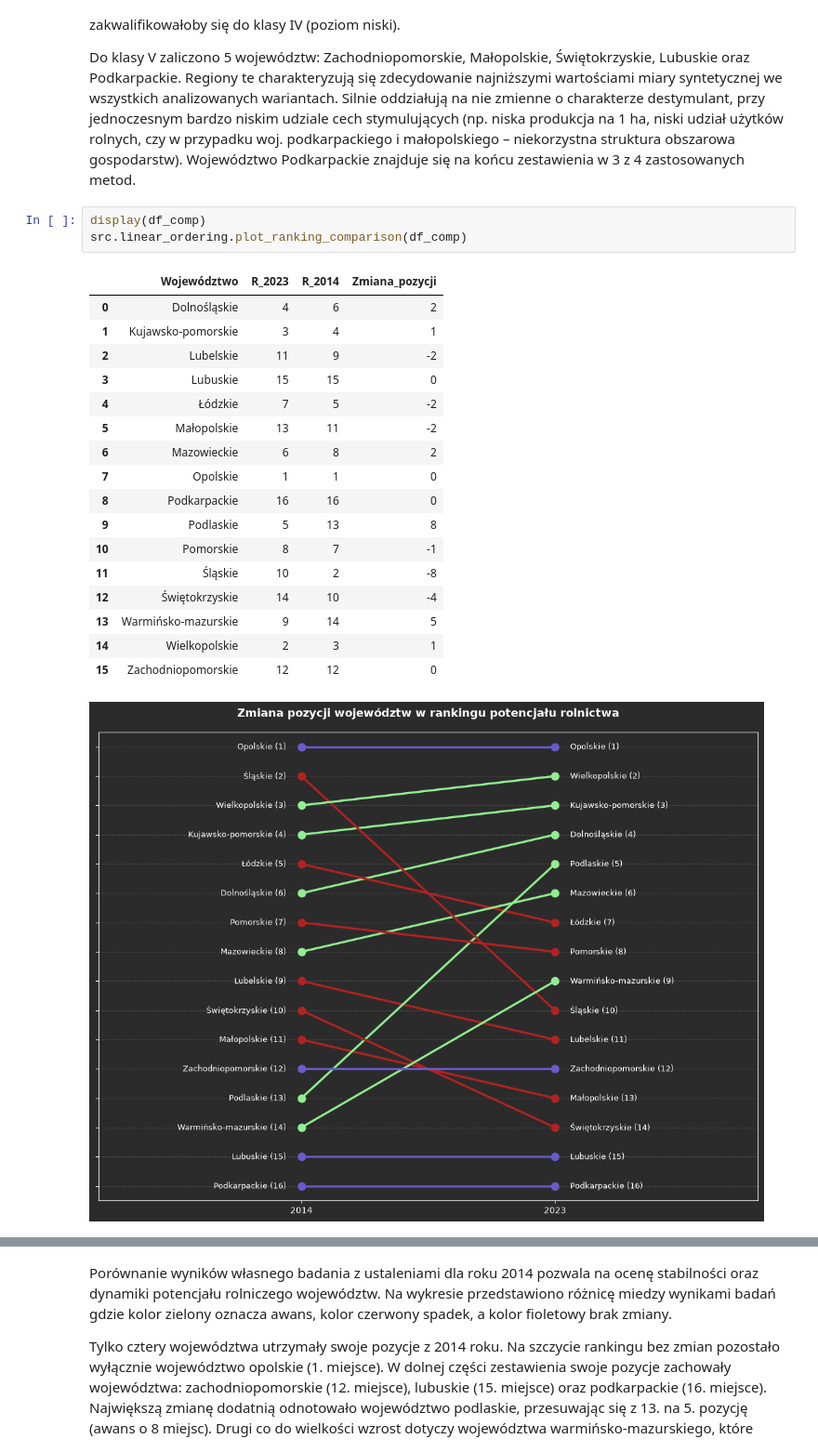
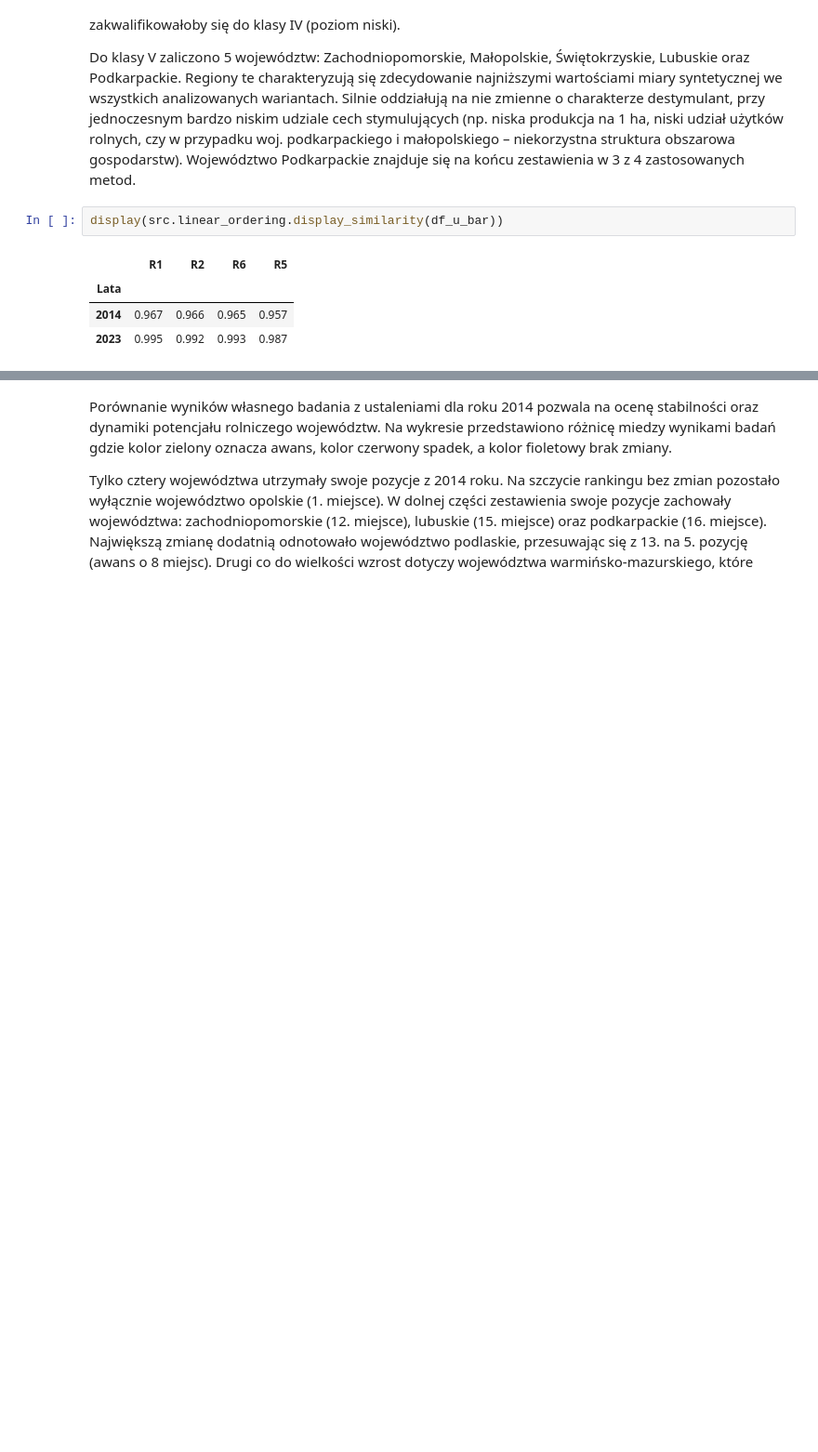
Before and after one commit to pawszu908/sad-project-1, a Jupyter notebook: Analiza.ipynb, the cells around one changed output, grey strips where cells are left out. Shown at 93% size. Drawn from its saved outputs; the diff is of its cells as text; blank space fills up the shorter version.

```diff
--- a/Analiza.ipynb
+++ b/Analiza.ipynb
@@ -107,24 +107,9 @@ Na podstawie analizy rozkładu zmiennej syntetycznej nie wyodrębniono żadnego
 
 Do klasy V zaliczono 5 województw: Zachodniopomorskie, Małopolskie, Świętokrzyskie, Lubuskie oraz Podkarpackie. Regiony te charakteryzują się zdecydowanie najniższymi wartościami miary syntetycznej we wszystkich analizowanych wariantach. Silnie oddziałują na nie zmienne o charakterze destymulant, przy jednoczesnym bardzo niskim udziale cech stymulujących (np. niska produkcja na 1 ha, niski udział użytków rolnych, czy w przypadku woj. podkarpackiego i małopolskiego – niekorzystna struktura obszarowa gospodarstw). Województwo Podkarpackie znajduje się na końcu zestawienia w 3 z 4 zastosowanych metod.
 # %%
-display(df_comp)
-src.linear_ordering.plot_ranking_comparison(df_comp)
+display(src.linear_ordering.display_similarity(df_u_bar))
 # %% [output]
-|  | Województwo | R_2023 | R_2014 | Zmiana_pozycji |
-| 0 | Dolnośląskie | 4 | 6 | 2 |
-| 1 | Kujawsko-pomorskie | 3 | 4 | 1 |
-| 2 | Lubelskie | 11 | 9 | -2 |
-| 3 | Lubuskie | 15 | 15 | 0 |
-| 4 | Łódzkie | 7 | 5 | -2 |
-| 5 | Małopolskie | 13 | 11 | -2 |
-| 6 | Mazowieckie | 6 | 8 | 2 |
-| 7 | Opolskie | 1 | 1 | 0 |
-| 8 | Podkarpackie | 16 | 16 | 0 |
-| 9 | Podlaskie | 5 | 13 | 8 |
-| 10 | Pomorskie | 8 | 7 | -1 |
-| 11 | Śląskie | 10 | 2 | -8 |
-| 12 | Świętokrzyskie | 14 | 10 | -4 |
-| 13 | Warmińsko-mazurskie | 9 | 14 | 5 |
-| 14 | Wielkopolskie | 2 | 3 | 1 |
-| 15 | Zachodniopomorskie | 12 | 12 | 0 |
+|  | R1 | R2 | R6 | R5 |
+| Lata |  |  |  |  |
+| 2014 | 0.967 | 0.966 | 0.965 | 0.957 |
+| 2023 | 0.995 | 0.992 | 0.993 | 0.987 |
-[figure, removed]
```
Also changed, not shown: parts of 2 cells of this notebook, 1 other file.
